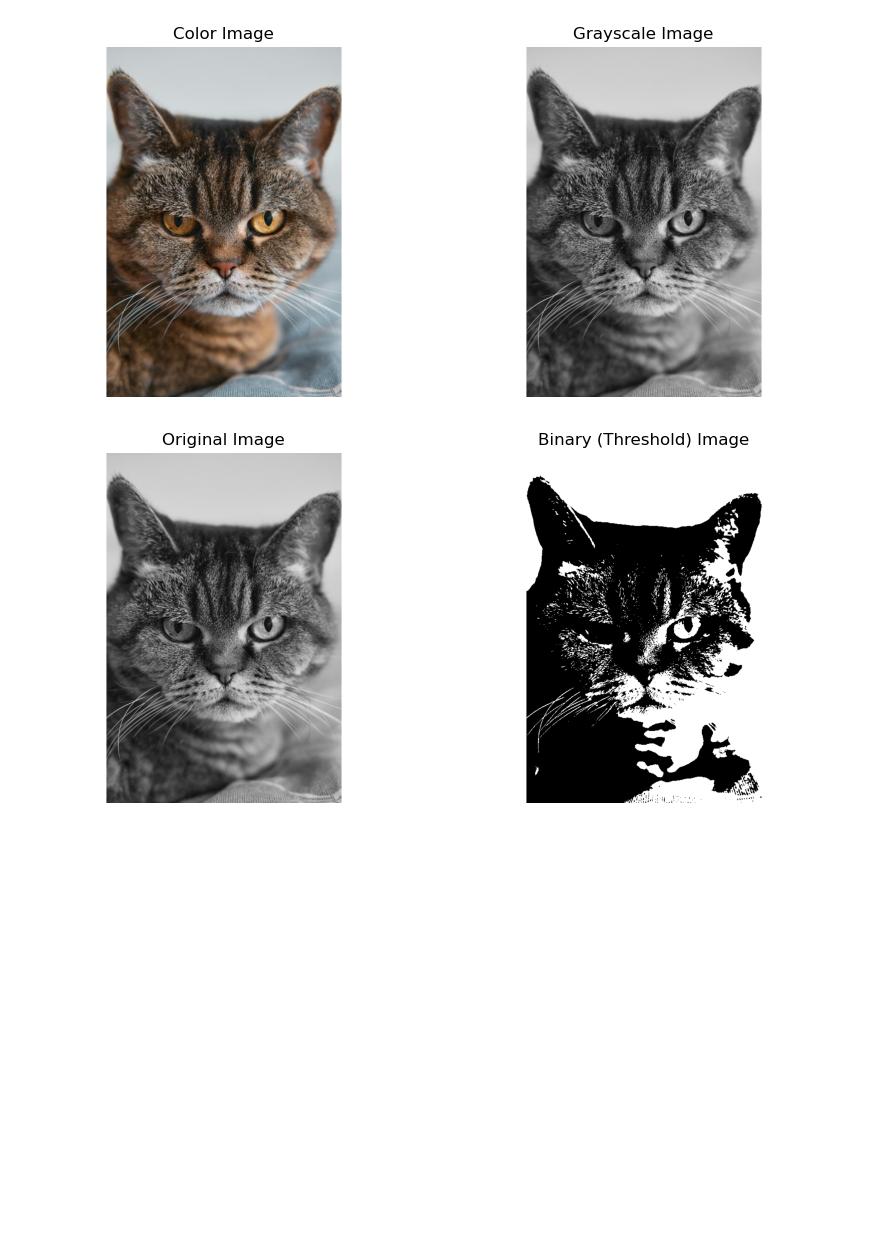
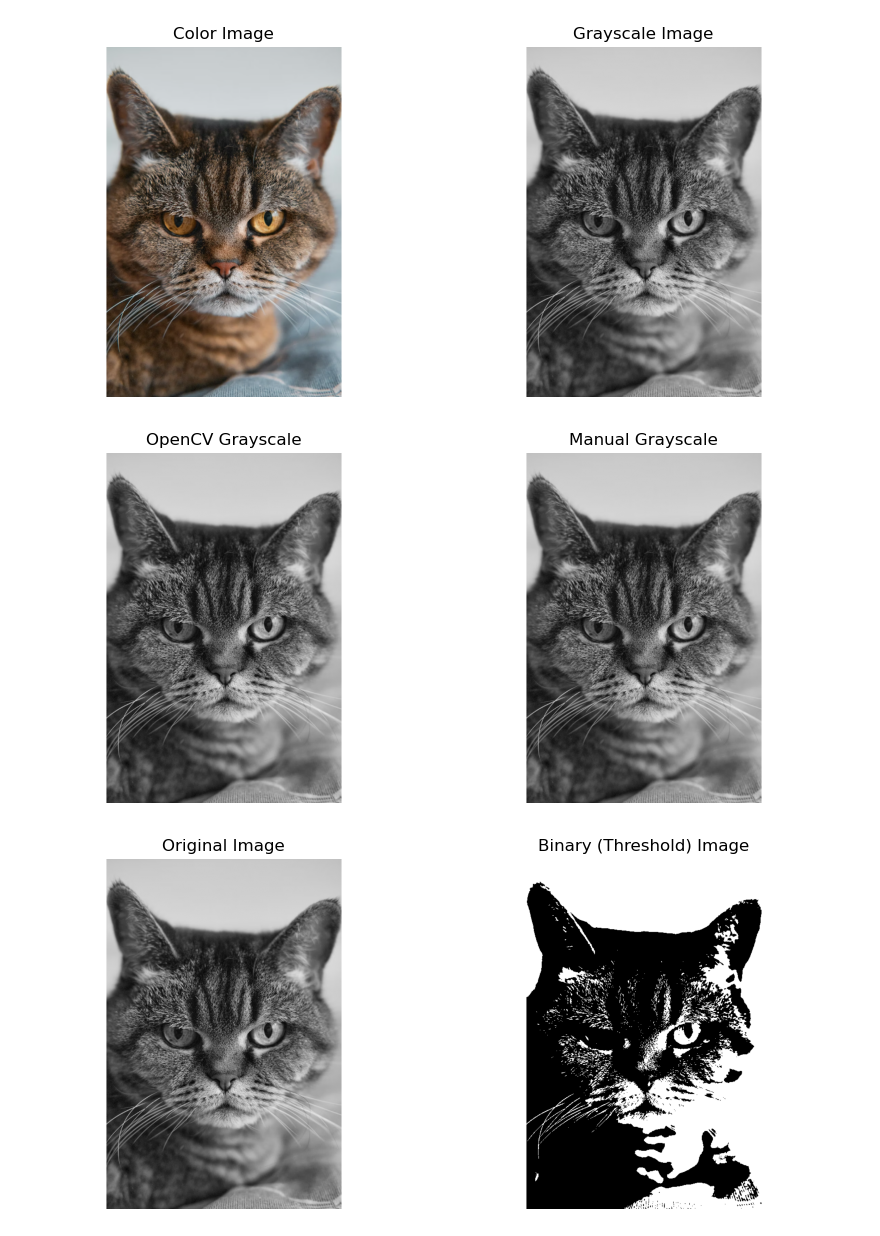
Before and after one commit to mdshiblinoman/Digital-Image-Processing-Lab, a Jupyter notebook: intensity_trasformation.ipynb, the cells around one changed output. Saved outputs shown, nothing was run; the diff lists cells and outputs as text; code cells hidden in the pictures; blank space fills up the shorter version.

```diff
--- a/intensity_trasformation.ipynb
+++ b/intensity_trasformation.ipynb
@@ -35,6 +35,24 @@ I0_rgb = cv2.cvtColor(I0, cv2.COLOR_BGR2RGB)
 show_pair(I0_rgb, I, "Color Image", "Grayscale Image", right_gray=True)
 # %% [output]
 [figure]
+# %%
+# Manually convert to grayscale using the luminosity method
+def rgb_to_grayscale(rgb_image):
+    # Extract the R, G, B channels
+    R = rgb_image[:, :, 0]
+    G = rgb_image[:, :, 1]
+    B = rgb_image[:, :, 2]
+
+    # Apply the luminosity formula
+    grayscale = 0.299 * R + 0.587 * G + 0.114 * B
+
+    # Convert to uint8 type
+    return grayscale.astype(np.uint8)
+
+I_manual_gray = rgb_to_grayscale(I0_rgb)
+show_pair(I, I_manual_gray, "OpenCV Grayscale", "Manual Grayscale", left_gray=True, right_gray=True)
+# %% [output]
+[figure, added]
 # %%
 # Image thresholding
 Ib = cv2.threshold(I, 0, 255, cv2.THRESH_BINARY | cv2.THRESH_OTSU)[1]
```
Also changed, not shown: parts of 6 cells of this notebook, 1 other file.
